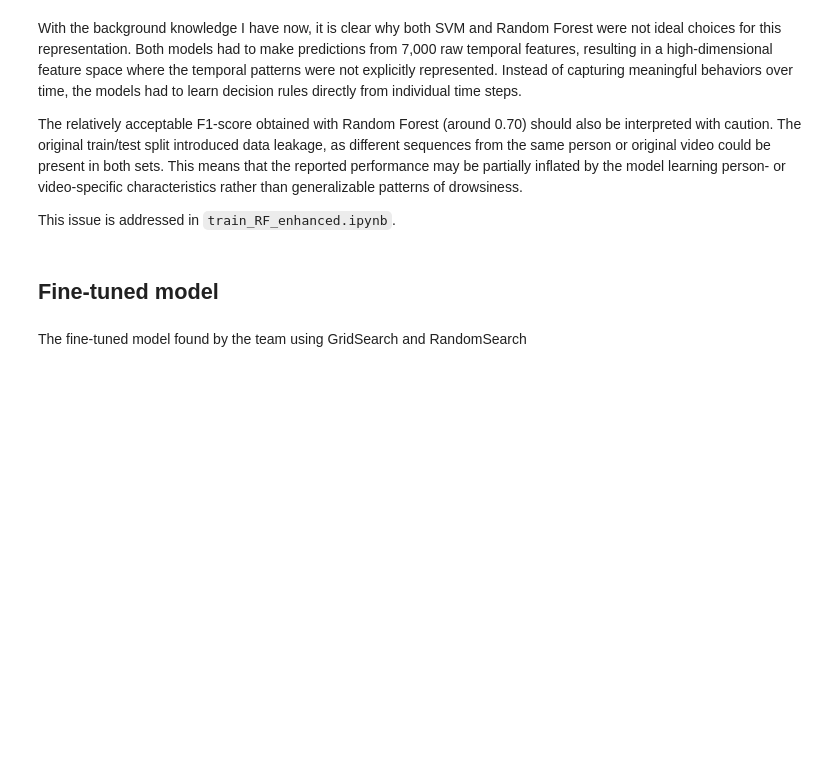
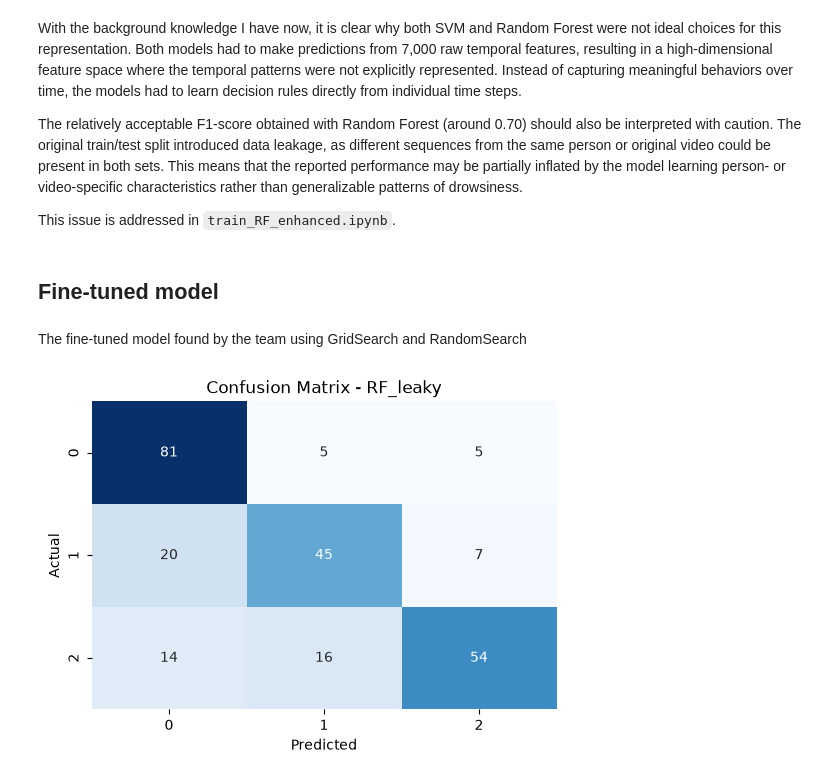
Before and after one commit to sebastiannati/Projet-Industriel-Capgemini, a Jupyter notebook: train_RF.ipynb, the cells around one changed output. Drawn from its saved outputs; the diff is of its cells as text; code cells hidden in the pictures; blank space fills up the shorter version.

```diff
--- a/train_RF.ipynb
+++ b/train_RF.ipynb
@@ -142,3 +150,78 @@ This issue is addressed in `train_RF_enhanced.ipynb`.
 ## Fine-tuned model
 # %% [markdown]
 The fine-tuned model found by the team using GridSearch and RandomSearch
+# %%
+import matplotlib.pyplot as plt
+import seaborn as sns
+from sklearn.ensemble import RandomForestClassifier
+from sklearn.metrics import (
+    confusion_matrix,
+    f1_score,
+    precision_score,
+    recall_score,
+)
+
+# Define the hyperparameters for each classifier
+parametres = {
+    'RFt': {
+        'n_estimators': 600,
+        'max_depth': None,
+        'min_samples_split': 5,
+        'min_samples_leaf': 1,
+        'random_state': 42,
+    }
+}
+
+# Initialize the classifiers with the specified hyperparameters
+classifieurs = {'RF_leaky': RandomForestClassifier(**parametres['RFt'])}
+
+# Dictionaries used to store the evaluation metrics
+resultats_precision = {}
+resultats_sensibilite = {}
+resultats_specificite = {}
+resultats_fiabilite = {}
+resultats_f1 = {}
+
+for nom_clf, clf in classifieurs.items():
+  clf.fit(X_train_leaky, y_train_leaky)
+  y_pred_leaky = clf.predict(X_test_leaky)
+
+  # Compute the confusion matrix
+  cm = confusion_matrix(y_test_leaky, y_pred_leaky)
+
+  # Extract the confusion matrix components
+  tn, fp, fn = cm[0, 0], cm[0, 1], cm[1, 0]
+  tp = cm[1, 1] if cm.shape[0] == 2 else cm[1, 1:].sum()
+
+  # Compute the evaluation metrics
+  precision = precision_score(y_test_leaky, y_pred_leaky, average='macro')
+  sensibilite = recall_score(y_test_leaky, y_pred_leaky, average='macro')
+  specificite = tn / (tn + fp)
+  fiabilite = (tp + tn) / (tp + tn + fp + fn)
+  f1 = f1_score(y_test_leaky, y_pred_leaky, average='macro')
+
+  # Store the results
+  resultats_precision[nom_clf] = precision
+  resultats_sensibilite[nom_clf] = sensibilite
+  resultats_specificite[nom_clf] = specificite
+  resultats_fiabilite[nom_clf] = fiabilite
+  resultats_f1[nom_clf] = f1
+
+  # Display the confusion matrix with annotations
+  plt.figure(figsize=(6, 4))
+  sns.heatmap(cm, annot=True, fmt='g', cmap='Blues', cbar=False)
+
+  plt.xlabel('Predicted')
+  plt.ylabel('Actual')
+  plt.title(f'Confusion Matrix - {nom_clf}')
+  plt.show()
+
+  print(f'Precision for {nom_clf}: {precision}')
+  print(f'Sensitivity for {nom_clf}: {sensibilite}')
+  print(f'Specificity for {nom_clf}: {specificite}')
+  print(f'Reliability for {nom_clf}: {fiabilite}')
+  print(f'F1-Score for {nom_clf}: {f1}')
+
+print('Done!')
+# %% [output]
+[figure, added]
```
Also changed, not shown: parts of 8 cells of this notebook, 6 other files.
